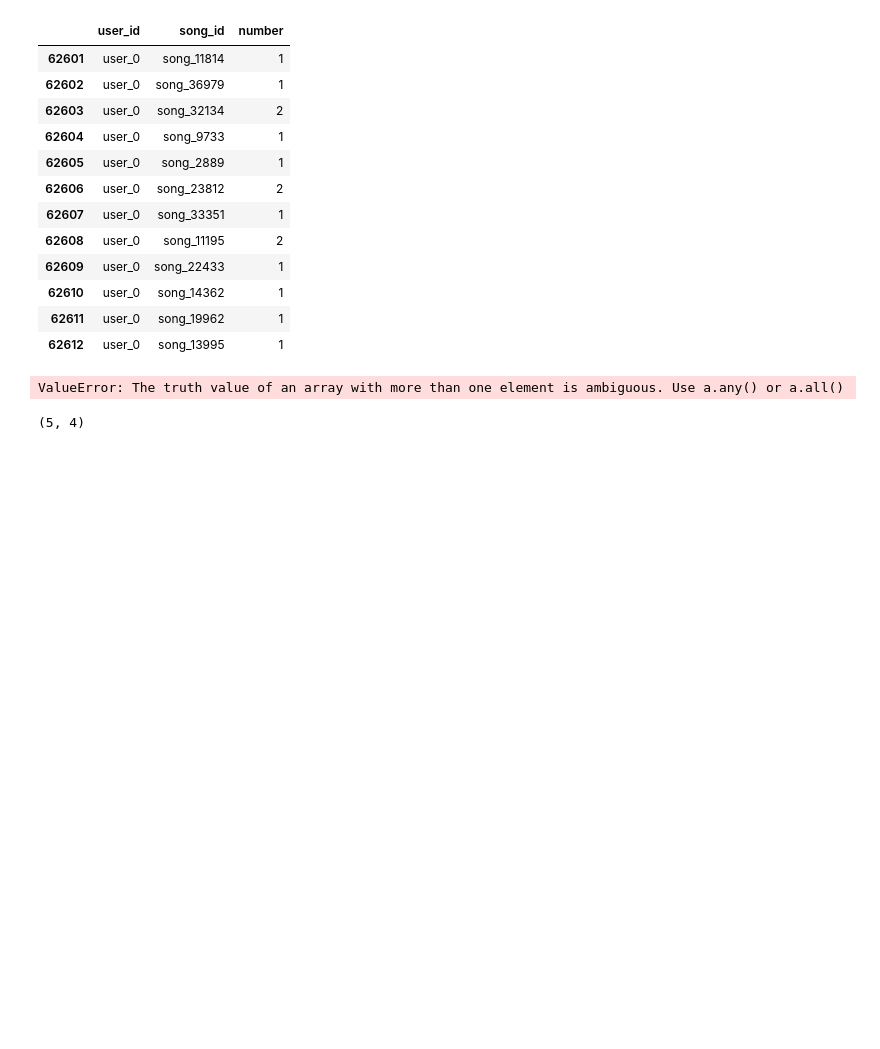
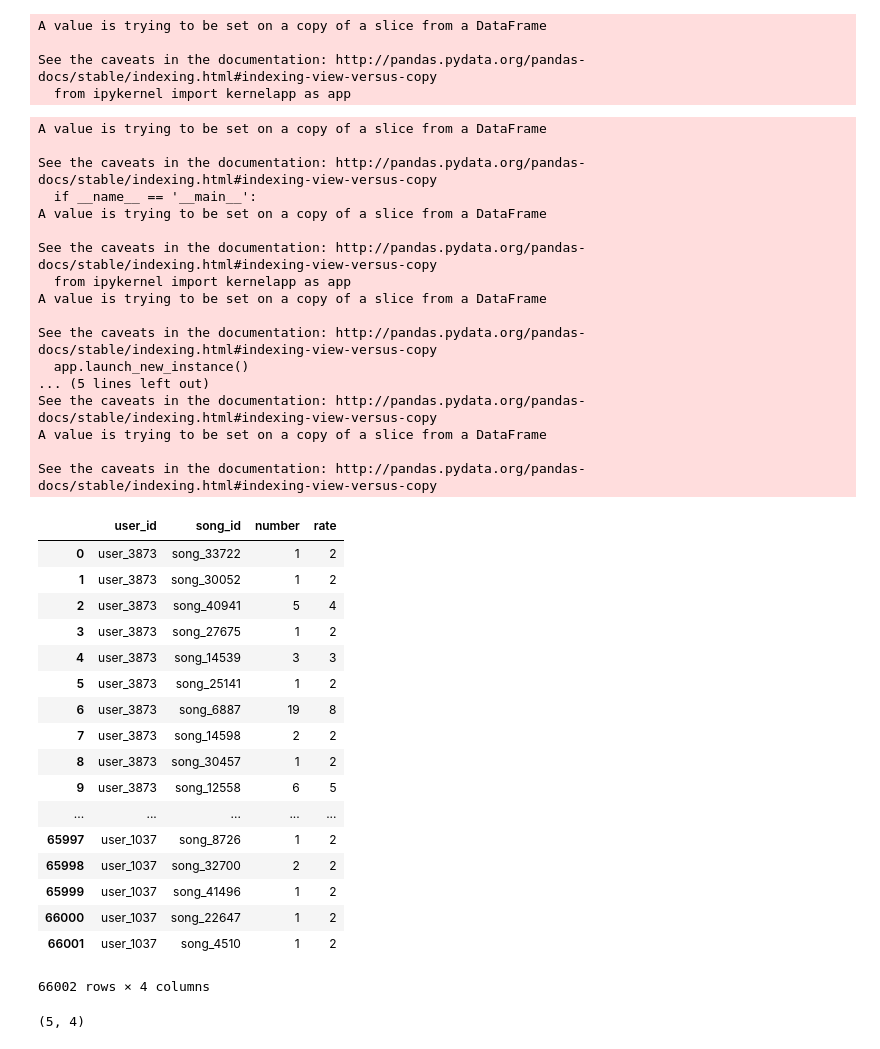
Before and after one commit to ALLENWAN1/recommendation_system, a Jupyter notebook: SVD.ipynb, the cells around one changed output. Drawn from its saved outputs; the diff is of its cells as text; code cells hidden in the pictures; blank space fills up the shorter version.

```diff
--- a/SVD.ipynb
+++ b/SVD.ipynb
@@ -49,19 +29,55 @@ test_data[test_data.user_id=='user_0']
-# %%
-train_data[train_data.user_id=="user_0"]
-# %% [output]
-|  | user_id | song_id | number |
-| 62601 | user_0 | song_11814 | 1 |
-| 62602 | user_0 | song_36979 | 1 |
-| 62603 | user_0 | song_32134 | 2 |
-| 62604 | user_0 | song_9733 | 1 |
-| 62605 | user_0 | song_2889 | 1 |
-| 62606 | user_0 | song_23812 | 2 |
-| 62607 | user_0 | song_33351 | 1 |
-| 62608 | user_0 | song_11195 | 2 |
-| 62609 | user_0 | song_22433 | 1 |
-| 62610 | user_0 | song_14362 | 1 |
-| 62611 | user_0 | song_19962 | 1 |
-| 62612 | user_0 | song_13995 | 1 |
+# %%
+train_data['rate'] = 1
+train_data.rate[(train_data.number<=2)&(train_data.number>=1)] = 2
+# %% [output]
+A value is trying to be set on a copy of a slice from a DataFrame
+
+See the caveats in the documentation: http://pandas.pydata.org/pandas-docs/stable/indexing.html#indexing-view-versus-copy
+  from ipykernel import kernelapp as app
+# %%
+train_data.rate[(train_data.number>2)&(train_data.number<=3)]=3
+train_data.rate[(train_data.number>3)&(train_data.number<=5)]=4
+train_data.rate[(train_data.number>5)&(train_data.number<=8)]=5
+train_data.rate[(train_data.number>8)&(train_data.number<=12)]=6
+train_data.rate[(train_data.number>12)&(train_data.number<=18)]=7
+train_data.rate[(train_data.number>18)]=8
+train_data
+# %% [output]
+A value is trying to be set on a copy of a slice from a DataFrame
+
+See the caveats in the documentation: http://pandas.pydata.org/pandas-docs/stable/indexing.html#indexing-view-versus-copy
+  if __name__ == '__main__':
+A value is trying to be set on a copy of a slice from a DataFrame
+
+See the caveats in the documentation: http://pandas.pydata.org/pandas-docs/stable/indexing.html#indexing-view-versus-copy
+  from ipykernel import kernelapp as app
+A value is trying to be set on a copy of a slice from a DataFrame
+
+See the caveats in the documentation: http://pandas.pydata.org/pandas-docs/stable/indexing.html#indexing-view-versus-copy
+  app.launch_new_instance()
+... (5 lines left out)
+See the caveats in the documentation: http://pandas.pydata.org/pandas-docs/stable/indexing.html#indexing-view-versus-copy
+A value is trying to be set on a copy of a slice from a DataFrame
+
+See the caveats in the documentation: http://pandas.pydata.org/pandas-docs/stable/indexing.html#indexing-view-versus-copy
+|  | user_id | song_id | number | rate |
+| 0 | user_3873 | song_33722 | 1 | 2 |
+| 1 | user_3873 | song_30052 | 1 | 2 |
+| 2 | user_3873 | song_40941 | 5 | 4 |
+| 3 | user_3873 | song_27675 | 1 | 2 |
+| 4 | user_3873 | song_14539 | 3 | 3 |
+| 5 | user_3873 | song_25141 | 1 | 2 |
+| 6 | user_3873 | song_6887 | 19 | 8 |
+| 7 | user_3873 | song_14598 | 2 | 2 |
+| 8 | user_3873 | song_30457 | 1 | 2 |
+| 9 | user_3873 | song_12558 | 6 | 5 |
+| ... | ... | ... | ... | ... |
+| 65997 | user_1037 | song_8726 | 1 | 2 |
+| 65998 | user_1037 | song_32700 | 2 | 2 |
+| 65999 | user_1037 | song_41496 | 1 | 2 |
+| 66000 | user_1037 | song_22647 | 1 | 2 |
+| 66001 | user_1037 | song_4510 | 1 | 2 |
+66002 rows × 4 columns
 # %%
 def to_matrix(data,matrix):
     for r in train_data.iterrows():
@@ -114,8 +141,4 @@ def SVD_incremental(V_train,feature_number,iteration_number,regu = 0.001,max_rat
     return U,M
-# %%
-SVD_incremental(V_train,feature_number=10,iteration_number=100)
-# %% [output]
-ValueError: The truth value of an array with more than one element is ambiguous. Use a.any() or a.all()
 # %%
 def error(V_train, U,M,I,regu):
     MUL = V_train-np.dot(U,M.T)
```
Also changed, not shown: parts of 6 cells of this notebook.
